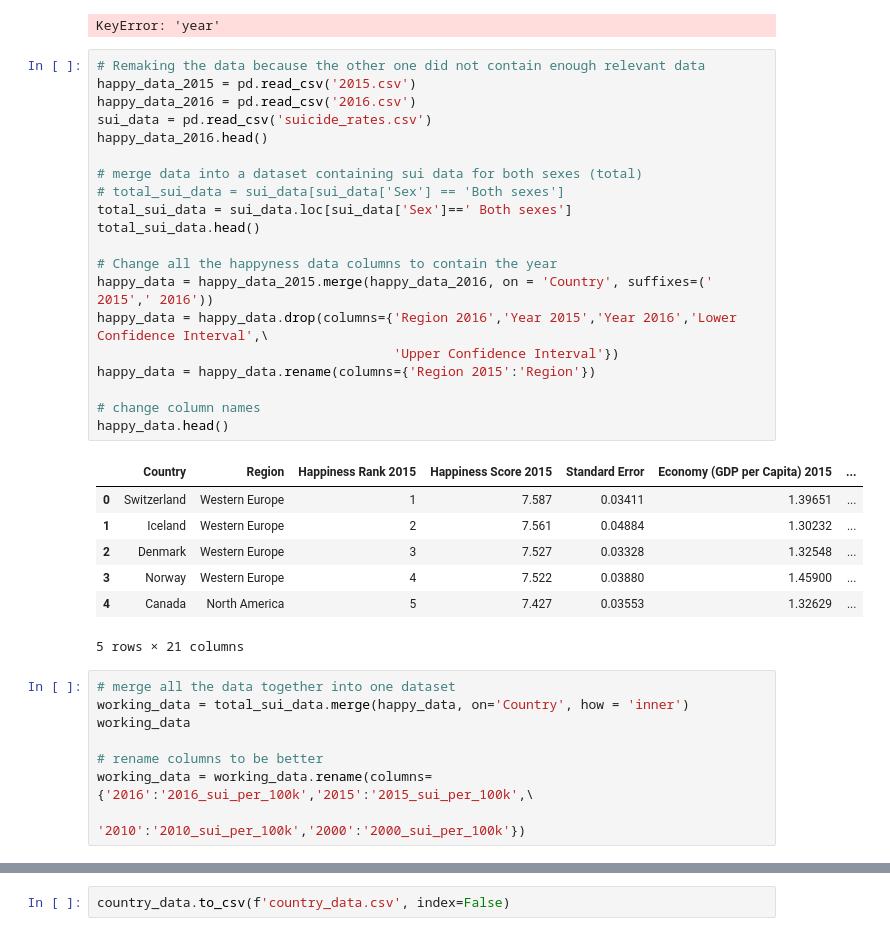
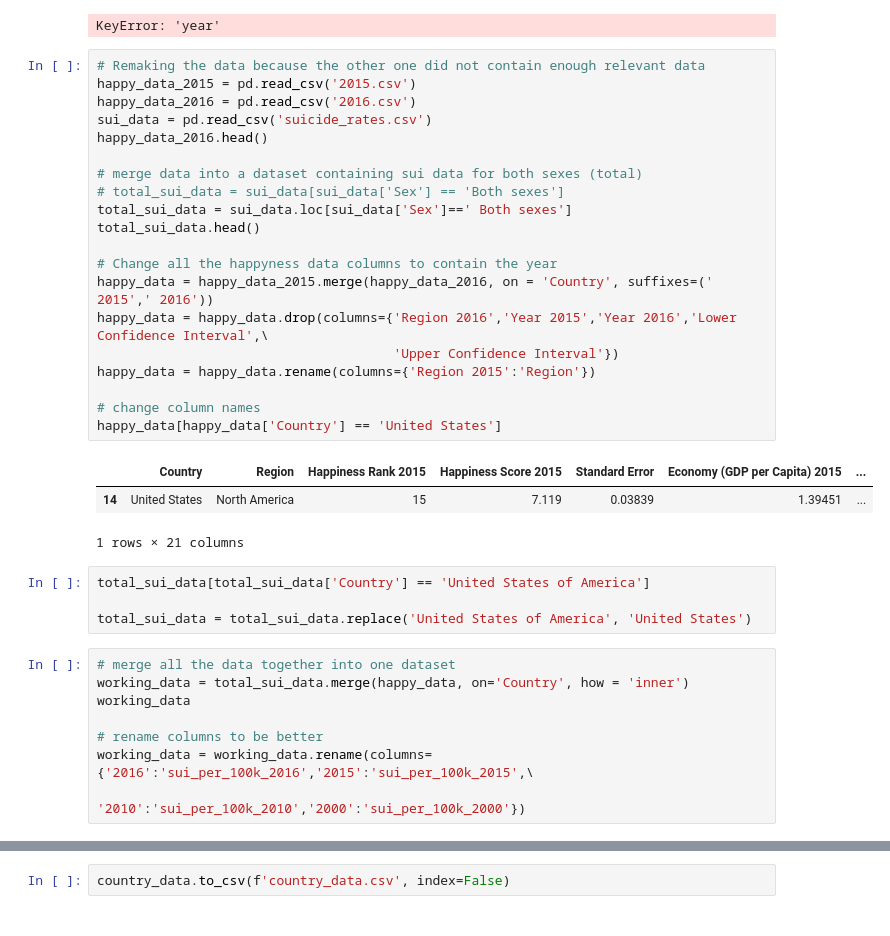
Before and after one commit to lake-walker/project_2, a Jupyter notebook: data_cleaning.ipynb, the cells around one changed output, grey strips where cells are left out. Drawn from its saved outputs; the diff is of its cells as text.

```diff
--- a/data_cleaning.ipynb
+++ b/data_cleaning.ipynb
@@ -103,39 +103,39 @@ KeyError: 'year'
 # %%
 # Remaking the data because the other one did not contain enough relevant data
 happy_data_2015 = pd.read_csv('2015.csv')
 happy_data_2016 = pd.read_csv('2016.csv')
 sui_data = pd.read_csv('suicide_rates.csv')
 happy_data_2016.head()
 
 # merge data into a dataset containing sui data for both sexes (total)
 # total_sui_data = sui_data[sui_data['Sex'] == 'Both sexes']
 total_sui_data = sui_data.loc[sui_data['Sex']==' Both sexes']
 total_sui_data.head()
 
 # Change all the happyness data columns to contain the year
 happy_data = happy_data_2015.merge(happy_data_2016, on = 'Country', suffixes=(' 2015',' 2016'))
 happy_data = happy_data.drop(columns={'Region 2016','Year 2015','Year 2016','Lower Confidence Interval',\
                                       'Upper Confidence Interval'})
 happy_data = happy_data.rename(columns={'Region 2015':'Region'})
 
 # change column names
-happy_data.head()
+happy_data[happy_data['Country'] == 'United States']
 # %% [output]
 |  | Country | Region | Happiness Rank 2015 | Happiness Score 2015 | Standard Error | Economy (GDP per Capita) 2015 | ... |
-| 0 | Switzerland | Western Europe | 1 | 7.587 | 0.03411 | 1.39651 | ... |
-| 1 | Iceland | Western Europe | 2 | 7.561 | 0.04884 | 1.30232 | ... |
-| 2 | Denmark | Western Europe | 3 | 7.527 | 0.03328 | 1.32548 | ... |
-| 3 | Norway | Western Europe | 4 | 7.522 | 0.03880 | 1.45900 | ... |
-| 4 | Canada | North America | 5 | 7.427 | 0.03553 | 1.32629 | ... |
+| 14 | United States | North America | 15 | 7.119 | 0.03839 | 1.39451 | ... |
-5 rows × 21 columns
+1 rows × 21 columns
+# %%
+total_sui_data[total_sui_data['Country'] == 'United States of America']
+
+total_sui_data = total_sui_data.replace('United States of America', 'United States')
 # %%
 # merge all the data together into one dataset
 working_data = total_sui_data.merge(happy_data, on='Country', how = 'inner')
 working_data
 
 # rename columns to be better
-working_data = working_data.rename(columns={'2016':'2016_sui_per_100k','2015':'2015_sui_per_100k',\
-                                           '2010':'2010_sui_per_100k','2000':'2000_sui_per_100k'})
+working_data = working_data.rename(columns={'2016':'sui_per_100k_2016','2015':'sui_per_100k_2015',\
+                                           '2010':'sui_per_100k_2010','2000':'sui_per_100k_2000'})
 # %%
 # change columns to be easier to query later
 working_data.columns = map(str.lower, working_data.columns)
```
Also changed, not shown: parts of 10 cells of this notebook, 5 other files.
